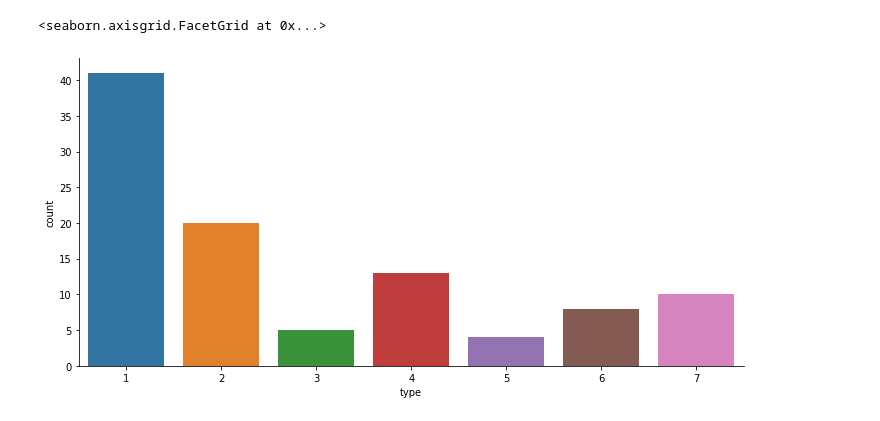
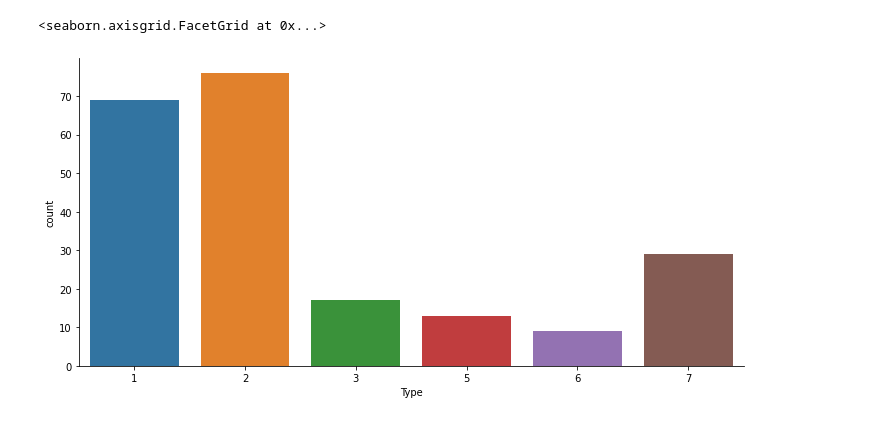
Before and after one commit to akarshpyr/Python-codes, a Jupyter notebook: KNN.ipynb, the cells around one changed output. Cells and saved outputs as stored; diff of their text form; code cells hidden in the pictures.

```diff
--- a/KNN.ipynb
+++ b/KNN.ipynb
@@ -10,4 +9,4 @@ from matplotlib.colors import ListedColormap
 import warnings
 warnings.filterwarnings('ignore')
 # %%
-zoo = pd.read_csv('/content/Zoo.csv')
+glass = pd.read_csv('/content/glass (1).csv')
@@ -161,0 +61,4 @@ Name: type, dtype: int64
+# %%
+glass.drop([38], inplace=True).reset_index()
+# %%
+glass.reset_index(inplace=True)
@@ -162,6 +81,6 @@ Name: type, dtype: int64
 # %%
-sns.factorplot('type', data=zoo, kind = 'count', size=5, aspect=2)
+sns.factorplot('Type', data=glass,kind='count',aspect=2,size=5)
 # %% [output]
 <seaborn.axisgrid.FacetGrid at 0x...>
-[figure, old version]
+[figure, new version]
 # %%
```
Also changed, not shown: parts of 55 cells of this notebook.
